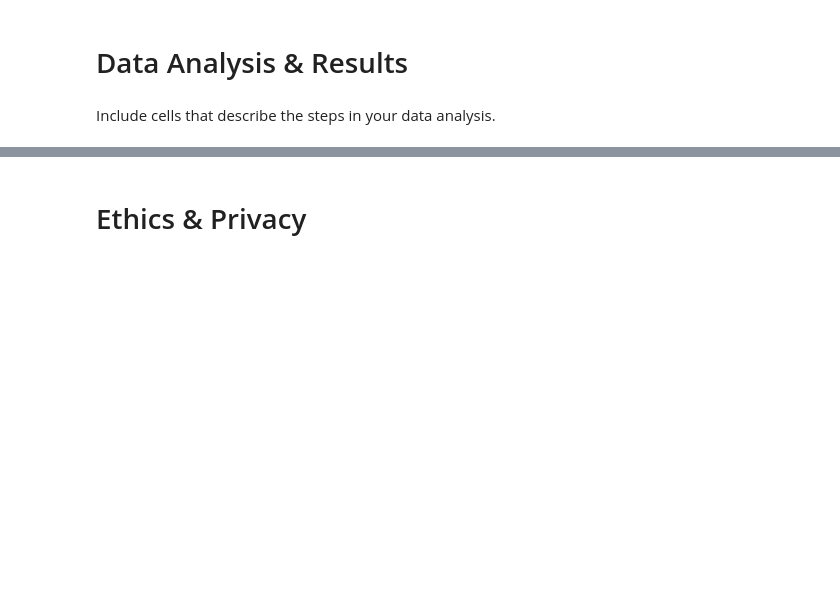
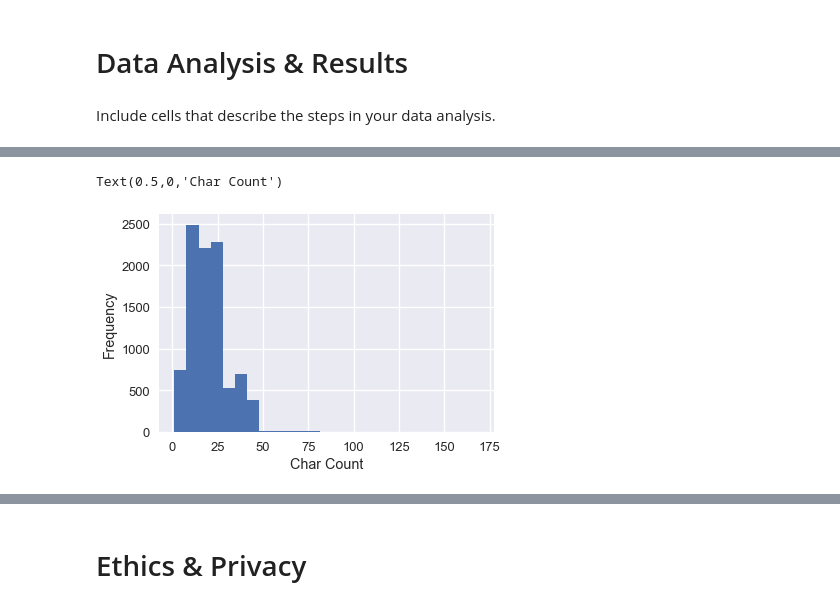
Before and after one commit to Titan-Ngo/COGS108_Repo, a Jupyter notebook: FinalProject.ipynb, the cells around one changed output, grey strips where cells are left out. Saved outputs shown, nothing was run; the diff lists cells and outputs as text; code cells hidden in the pictures; blank space fills up the shorter version.

```diff
--- a/FinalProject.ipynb
+++ b/FinalProject.ipynb
@@ -140,0 +201,5 @@ Include cells that describe the steps in your data analysis.
+# %%
+df['Char Count'].plot.hist(bins = 25)
+# %% [output]
+Text(0.5,0,'Char Count')
+[figure, added]
```
Also changed, not shown: parts of 16 cells of this notebook.
